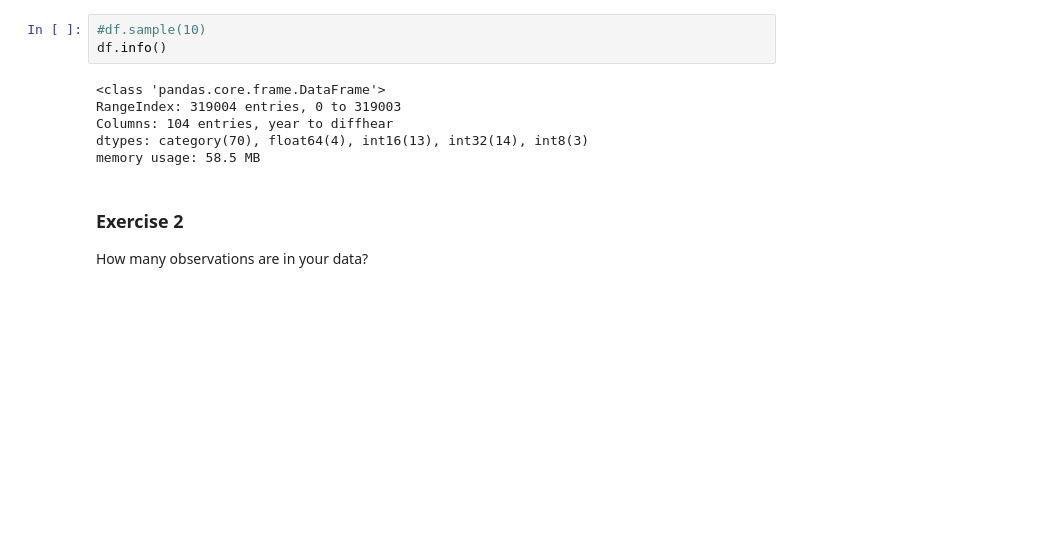
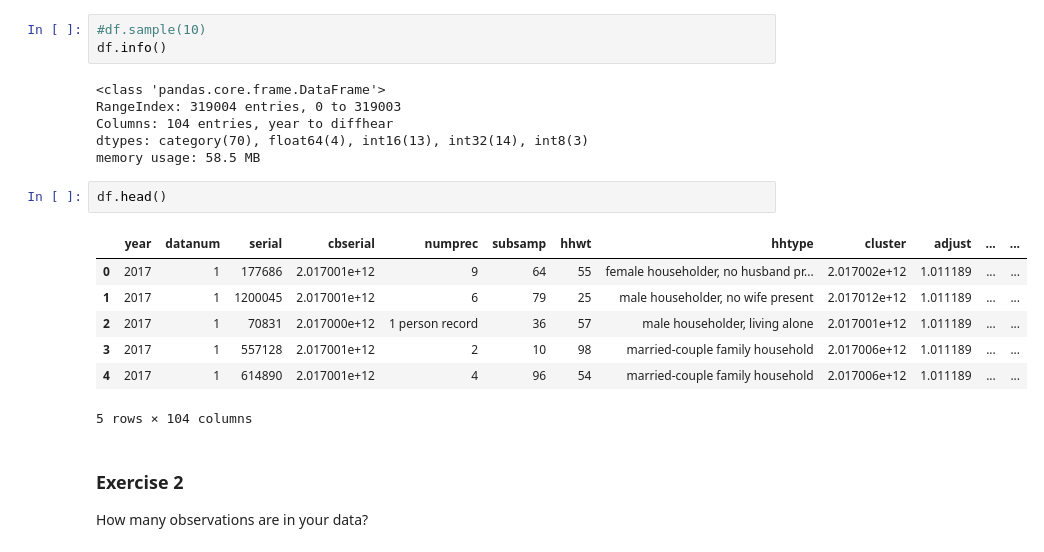
Before and after one commit to rajeshshanbhag/py-notes, a Jupyter notebook: Coursera/Programming for Python Data Science - Duke Uni/03 Pandas for Data Science/Education Dataframe.ipynb, the cells around one changed output. Cells and saved outputs as stored; diff of their text form; blank space fills up the shorter version.

```diff
--- a/Coursera/Programming for Python Data Science - Duke Uni/03 Pandas for Data Science/Education Dataframe.ipynb
+++ b/Coursera/Programming for Python Data Science - Duke Uni/03 Pandas for Data Science/Education Dataframe.ipynb
@@ -43,6 +43,16 @@ RangeIndex: 319004 entries, 0 to 319003
 Columns: 104 entries, year to diffhear
 dtypes: category(70), float64(4), int16(13), int32(14), int8(3)
 memory usage: 58.5 MB
+# %%
+df.head()
+# %% [output]
+|  | year | datanum | serial | cbserial | numprec | subsamp | hhwt | hhtype | cluster | adjust | ... | ... |
+| 0 | 2017 | 1 | 177686 | 2.017001e+12 | 9 | 64 | 55 | female householder, no husband pr... | 2.017002e+12 | 1.011189 | ... | ... |
+| 1 | 2017 | 1 | 1200045 | 2.017001e+12 | 6 | 79 | 25 | male householder, no wife present | 2.017012e+12 | 1.011189 | ... | ... |
+| 2 | 2017 | 1 | 70831 | 2.017000e+12 | 1 person record | 36 | 57 | male householder, living alone | 2.017001e+12 | 1.011189 | ... | ... |
+| 3 | 2017 | 1 | 557128 | 2.017001e+12 | 2 | 10 | 98 | married-couple family household | 2.017006e+12 | 1.011189 | ... | ... |
+| 4 | 2017 | 1 | 614890 | 2.017001e+12 | 4 | 96 | 54 | married-couple family household | 2.017006e+12 | 1.011189 | ... | ... |
+5 rows × 104 columns
 # %% [markdown]
 ### Exercise 2
 
```
Also changed, not shown: parts of 17 cells of this notebook, 41 other files.
